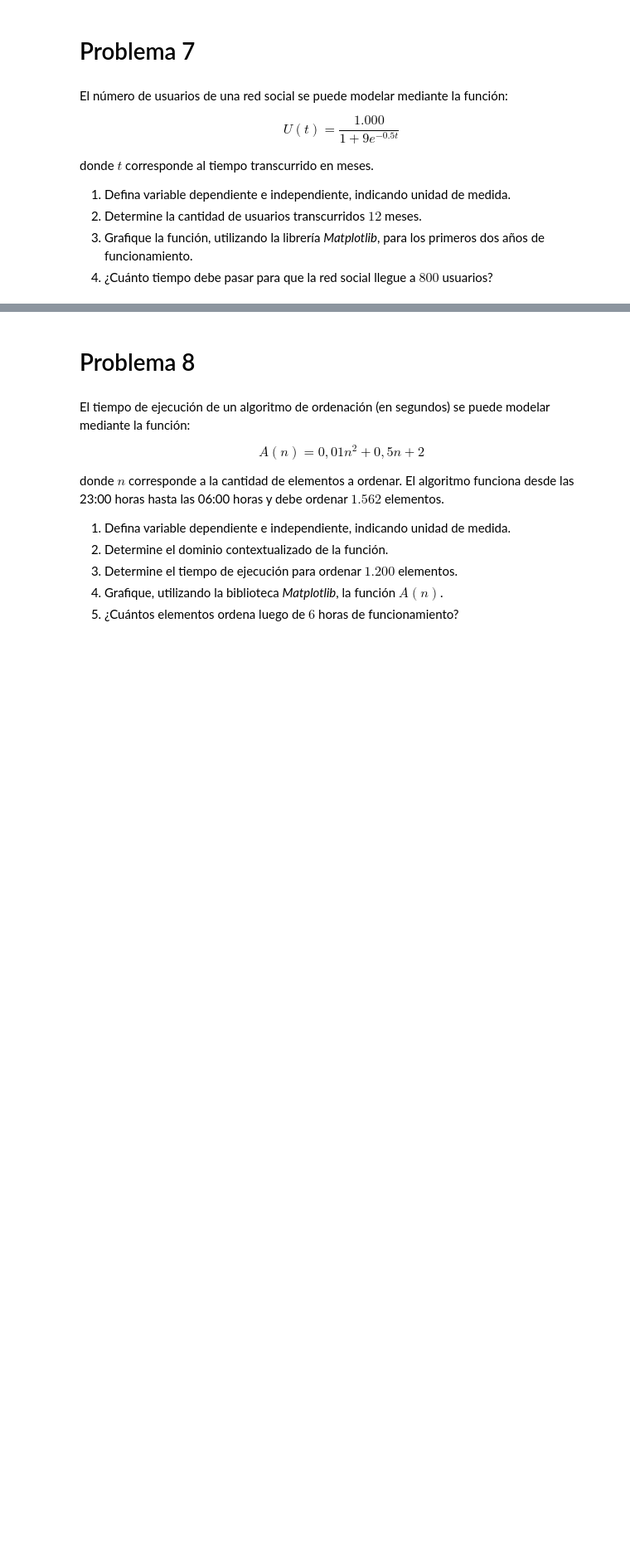
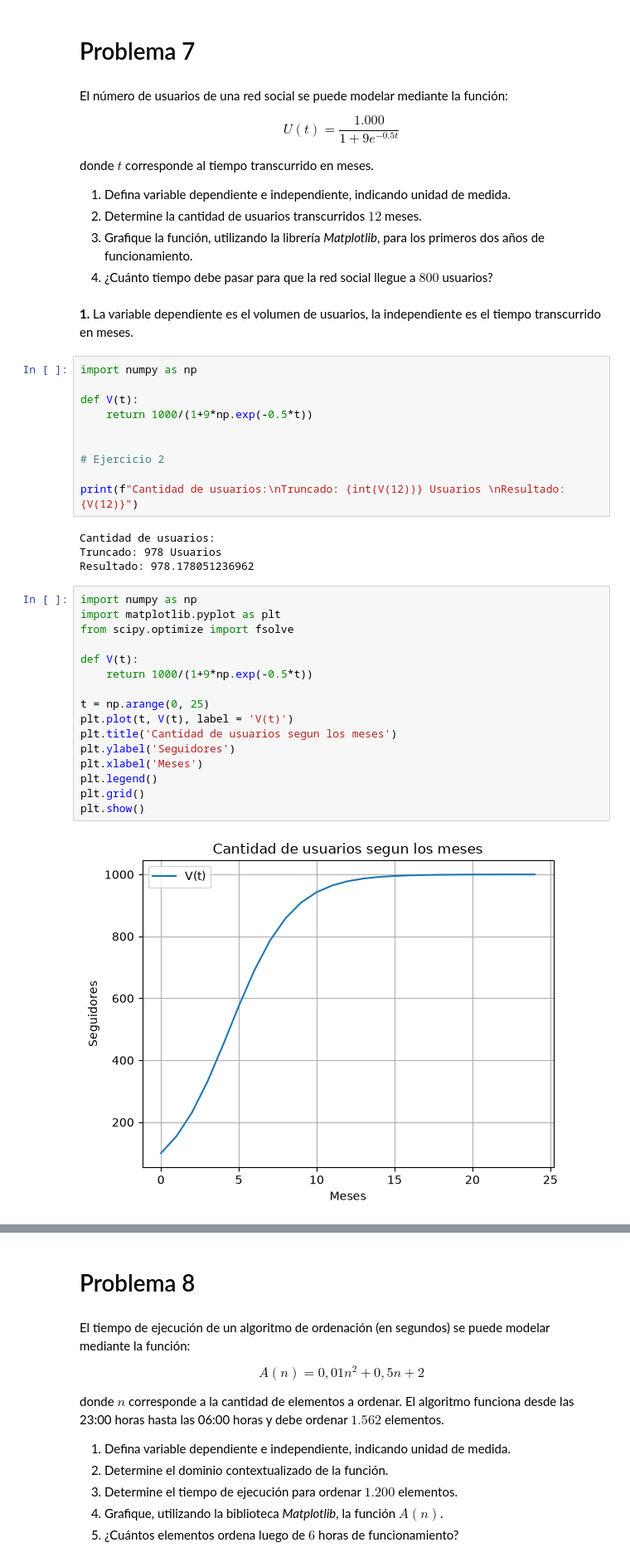
Before and after one commit to LemonHum4n/EjerciciosDuoc, a Jupyter notebook: 2026/Matematicas Aplicadas/0818/G1_Funciones.ipynb, the cells around one changed output, grey strips where cells are left out. Shown at 83% size. Drawn from its saved outputs; the diff is of its cells as text; blank space fills up the shorter version.

```diff
--- a/2026/Matematicas Aplicadas/0818/G1_Funciones.ipynb
+++ b/2026/Matematicas Aplicadas/0818/G1_Funciones.ipynb
@@ -259,3 +259,37 @@ donde $t$ corresponde al tiempo transcurrido en meses.
 2.  Determine la cantidad de usuarios transcurridos $12$ meses.
 3.  Grafique la función, utilizando la librería *Matplotlib*, para los primeros dos años de funcionamiento.
 4.  ¿Cuánto tiempo debe pasar para que la red social llegue a $800$ usuarios?
+# %% [markdown]
+**1.** La variable dependiente es el volumen de usuarios, la independiente es el tiempo transcurrido en meses.
+# %%
+import numpy as np
+
+def V(t):
+    return 1000/(1+9*np.exp(-0.5*t))
+
+
+# Ejercicio 2
+
+print(f"Cantidad de usuarios:\nTruncado: {int(V(12))} Usuarios \nResultado: {V(12)}")
+# %% [output]
+Cantidad de usuarios:
+Truncado: 978 Usuarios
+Resultado: 978.178051236962
+# %%
+import numpy as np
+import matplotlib.pyplot as plt
+from scipy.optimize import fsolve
+
+def V(t):
+    return 1000/(1+9*np.exp(-0.5*t))
+
+t = np.arange(0, 25)
+plt.plot(t, V(t), label = 'V(t)')
+plt.title('Cantidad de usuarios segun los meses')
+plt.ylabel('Seguidores')
+plt.xlabel('Meses')
+plt.legend()
+plt.grid()
+plt.show()
+# %% [output]
+[figure, added]
```
Also changed, not shown: parts of 7 cells of this notebook, 1 other file.
